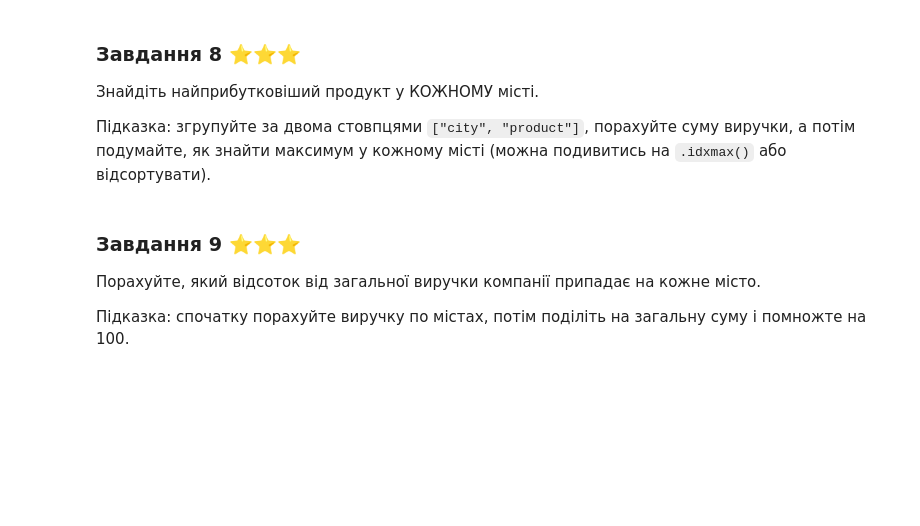
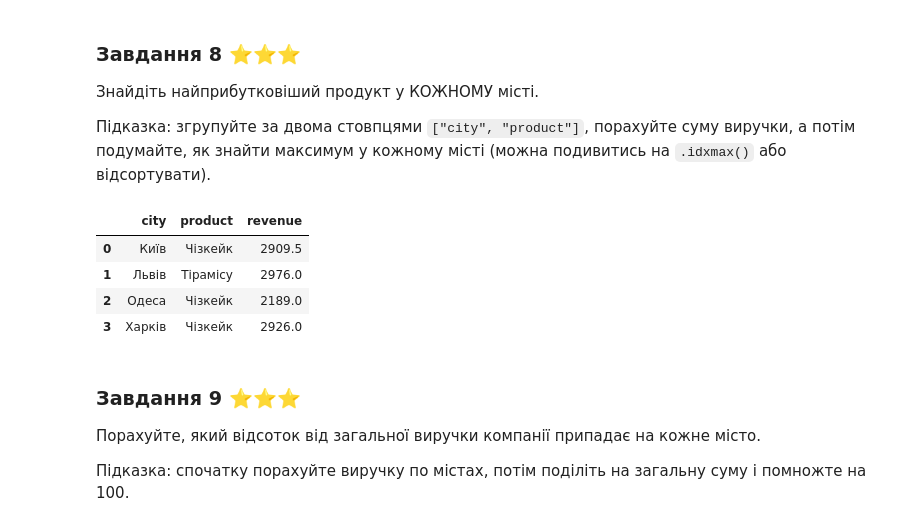
Before and after one commit to volodymyr-holovan/DTA2026, a Jupyter notebook: classwork/pandas_lecture.ipynb, the cells around one changed output. Cells and saved outputs as stored; diff of their text form; code cells hidden in the pictures; blank space fills up the shorter version.

```diff
--- a/classwork/pandas_lecture.ipynb
+++ b/classwork/pandas_lecture.ipynb
@@ -36,7 +36,7 @@ pandas версія: 2.2.2
 
 Щоб прочитати CSV-файл, використовуємо `pd.read_csv()`. Результат — це DataFrame, який ми зазвичай зберігаємо у змінну `df`.
 # %%
-df = pd.read_csv("/content/sample_data/ coffee_sales.csv")
+df = pd.read_csv("/content/coffee_sales - coffee_sales.csv.csv")
 
 # .head() показує перші 5 рядків
 df.head()
@@ -606,3 +613,12 @@ dtype: float64
+# %%
+# Ваш код:
+df.groupby(["city", "product"])["revenue"].sum().reset_index().sort_values("revenue", ascending=False).groupby("city").first().reset_index()
+# %% [output]
+|  | city | product | revenue |
+| 0 | Київ | Чізкейк | 2909.5 |
+| 1 | Львів | Тірамісу | 2976.0 |
+| 2 | Одеса | Чізкейк | 2189.0 |
+| 3 | Харків | Чізкейк | 2926.0 |
 # %% [markdown]
 ### Завдання 9 ⭐⭐⭐
 Порахуйте, який відсоток від загальної виручки компанії припадає на кожне місто.
```
Also changed, not shown: parts of 6 cells of this notebook.
